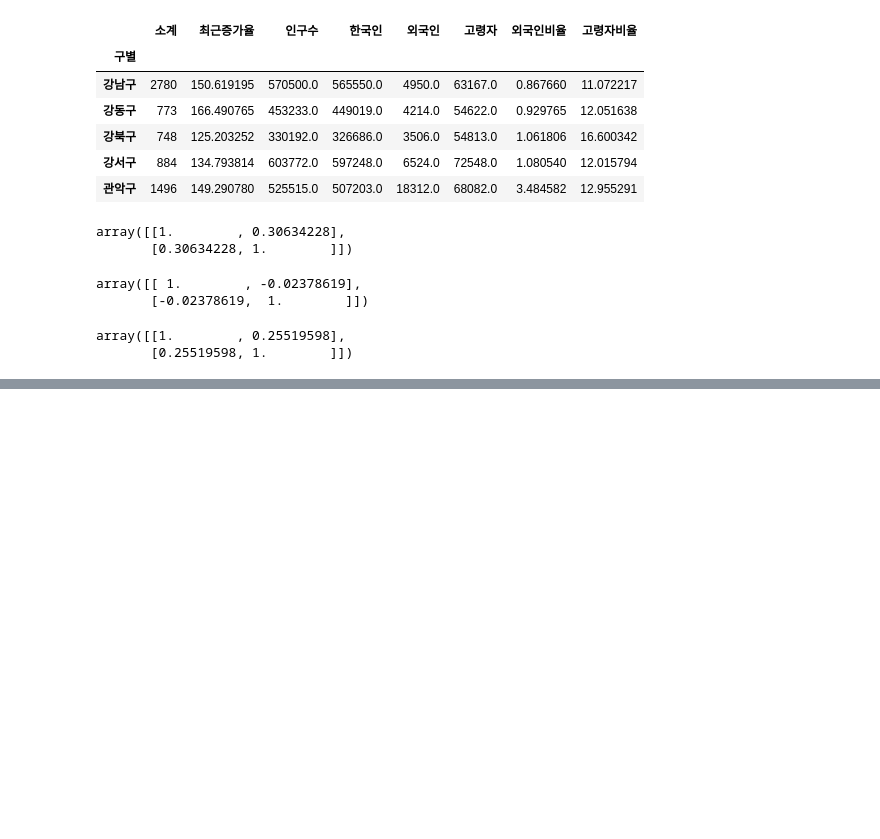
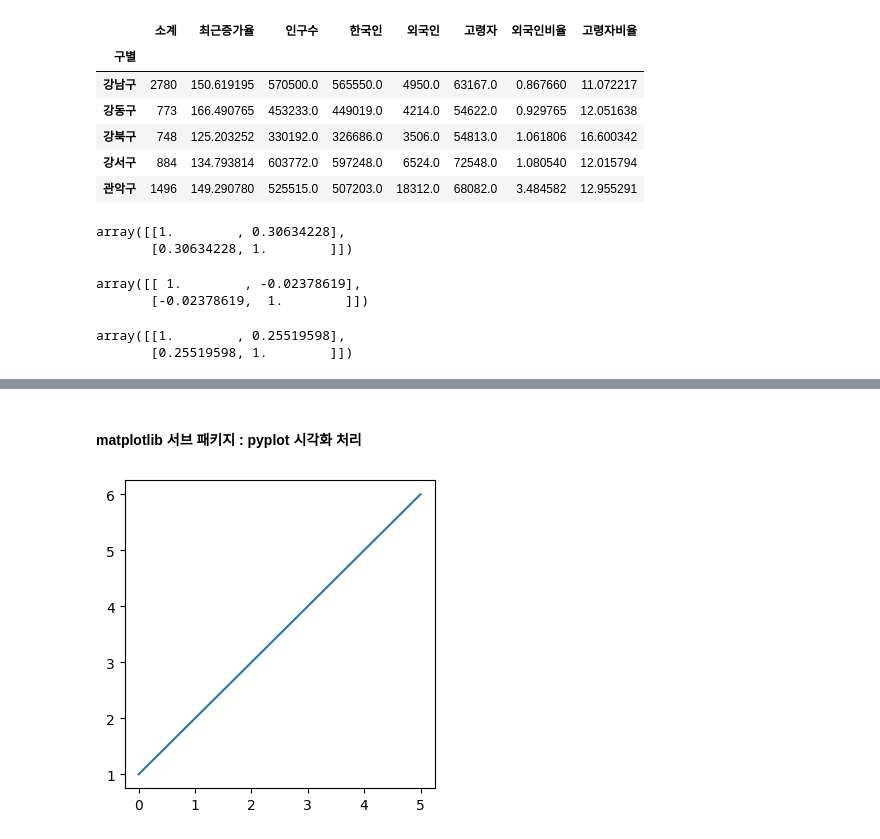
Before and after one commit to jewons91/python, a Jupyter notebook: 데이터처리/01 서울시 구별 cctv 현황 분석.ipynb, the cells around one changed output, grey strips where cells are left out. Cells and saved outputs as stored; diff of their text form; code cells hidden in the pictures; blank space fills up the shorter version.

```diff
--- a/데이터처리/01 서울시 구별 cctv 현황 분석.ipynb
+++ b/데이터처리/01 서울시 구별 cctv 현황 분석.ipynb
@@ -1398,0 +1418,36 @@ array([[1.        , 0.25519598],
+# %% [markdown]
+#### matplotlib 서브 패키지 : pyplot 시각화 처리
+# %%
+# line plot
+import matplotlib as mpl
+import matplotlib.pyplot as plt
+
+# 1. 도화지 준비, 그릴 준비 한다
+# def figure(
+#     num: int | str | Figure | SubFigure | None = None,
+#     figsize: tuple[float, float] | None = None,
+#     dpi: float | None = None,
+#     *,
+#     facecolor: ColorType | None = None,
+#     edgecolor: ColorType | None = None,
+#     frameon: bool = True,
+#     FigureClass: type[Figure] = Figure,
+#     clear: bool = False,
+#     **kwargs: Any
+# ) -> Figure
+plt.figure(figsize=(4,4))
+
+# 2. 그리기 : plot => 라인 플롯
+# def plot(
+#     *args: ArrayLike,
+#     scalex: bool = True,
+#     scaley: bool = True,
+#     data: Any | None = None,
+#     **kwargs: Any
+# ) -> list[Line2D]
+plt.plot([1,2,3,4,5,6])
+
+# 3. 화면 출력
+plt.show()
+# %% [output]
+[figure, added]
```
Also changed, not shown: parts of 33 cells of this notebook, 4 other files.
